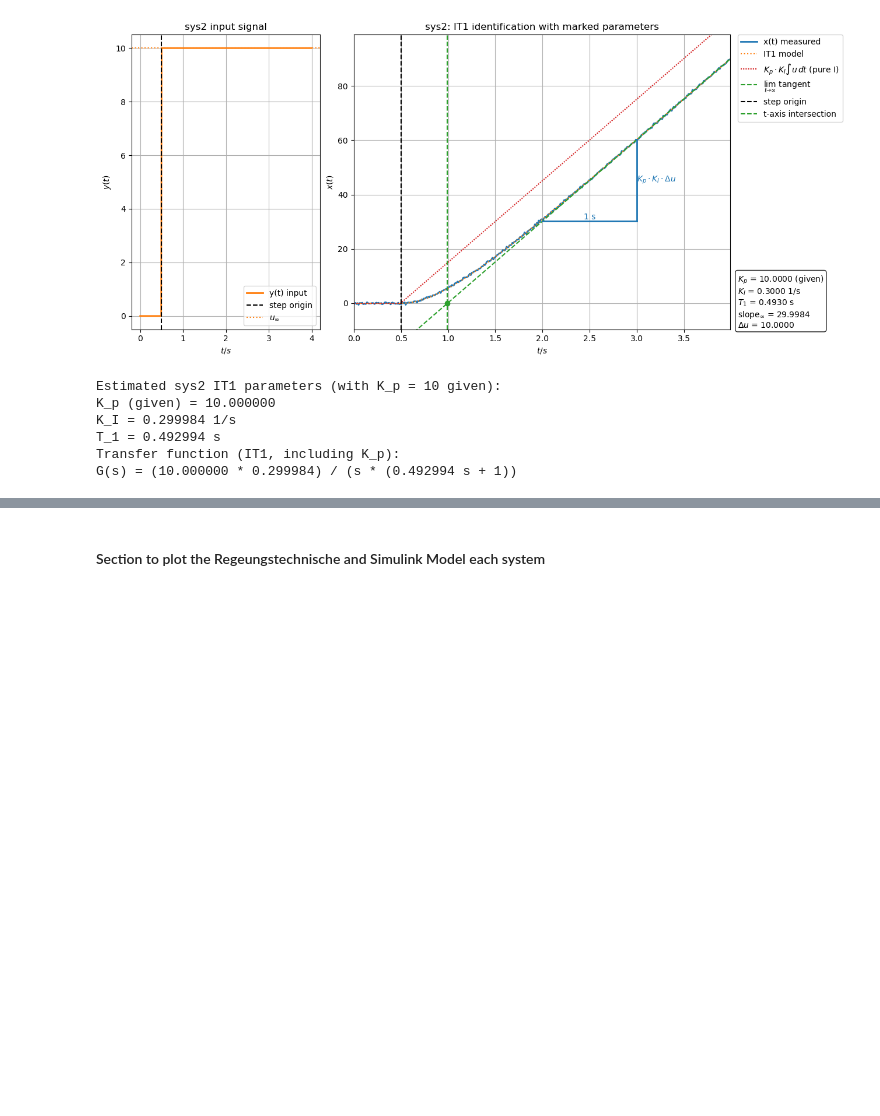
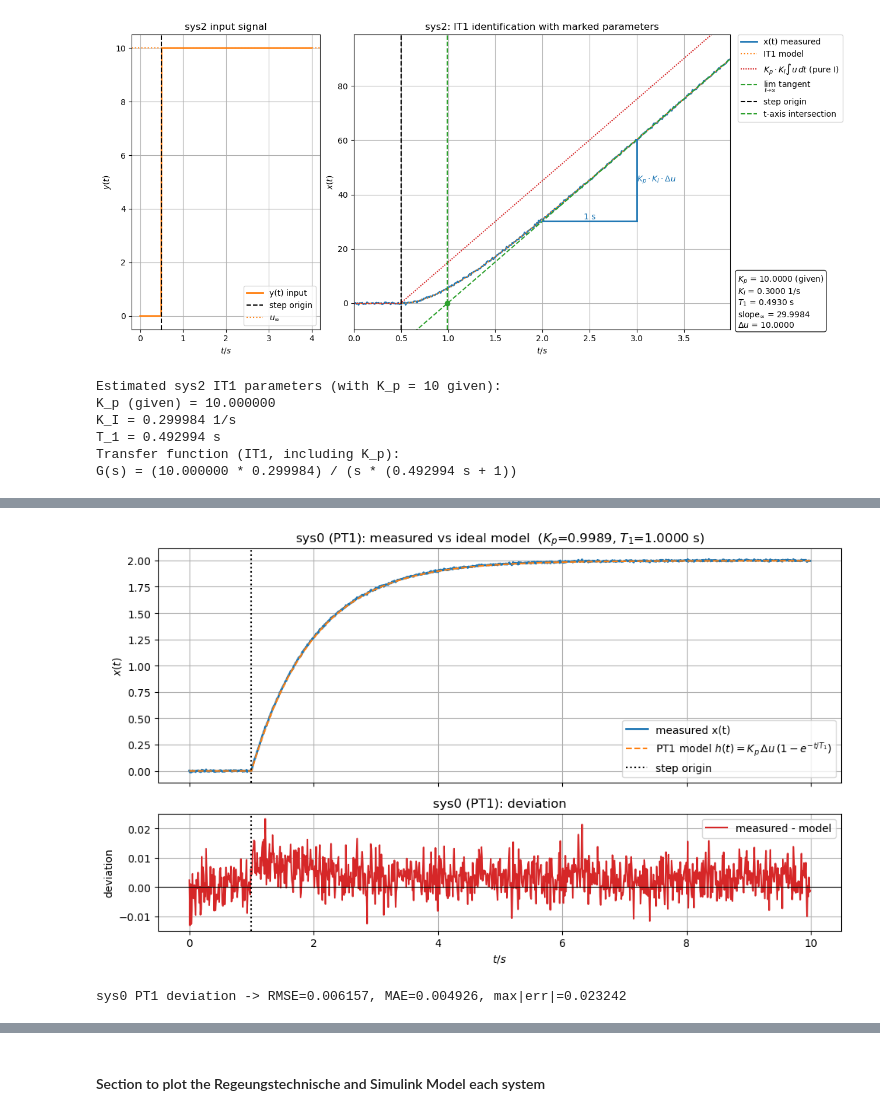
Before and after one commit to janisgra/RTP-T2, a Jupyter notebook: 02_Preperations/RTP-T2-analysis.ipynb, the cells around one changed output, grey strips where cells are left out. Drawn from its saved outputs; the diff is of its cells as text; code cells hidden in the pictures; blank space fills up the shorter version.

Commit message:
Update PDF figures with corrected axis labels and add new deviation plots for systems
Co-authored-by: Copilot <copilot@github.com>

```diff
--- a/02_Preperations/RTP-T2-analysis.ipynb
+++ b/02_Preperations/RTP-T2-analysis.ipynb
@@ -1064,0 +1086,61 @@ G(s) = (10.000000 * 0.299984) / (s * (0.492994 s + 1))
+# %%
+# sys0 (PT1) deviation: measured response vs ideal h(t) = K_p (1 - e^{-t/T_1})
+t = data0[:, 0]
+u = data0[:, 1]
+x = data0[:, 2]
+
+# Re-derive PT1 parameters locally (cells above share variable names that get overwritten).
+trigger_candidates = np.where((u[:-1] < 1.0) & (u[1:] >= 1.0))[0]
+trigger_idx_0 = trigger_candidates[0] + 1 if len(trigger_candidates) > 0 else 0
+t_step_0 = t[trigger_idx_0]
+
+x0_0 = float(np.mean(x[:max(1, trigger_idx_0)]))
+x_inf_0 = float(np.mean(x[-10:]))
+u0_0 = float(np.mean(u[:max(1, trigger_idx_0)]))
+u_inf_0 = float(np.mean(u[trigger_idx_0:]))
+du_0 = u_inf_0 - u0_0
+dx_0 = x_inf_0 - x0_0
+
+K_p_0 = dx_0 / du_0
+post_0 = np.arange(trigger_idx_0, len(t))
+x_norm_0 = (x - x0_0) / dx_0
+idx_63_0 = post_0[np.where(x_norm_0[post_0] >= (1.0 - np.exp(-1.0)))[0][0]]
+T1_0 = float(t[idx_63_0] - t_step_0)
+
+# Ideal PT1 step response, scaled to the actual input step (du_0) and offset (x0_0).
+tau = np.maximum(t - t_step_0, 0.0)
+x_h = x0_0 + K_p_0 * du_0 * (1.0 - np.exp(-tau / T1_0))
+
+deviation = x - x_h
+
+fig, (ax_resp, ax_dev) = plt.subplots(
+    2, 1, figsize=(10, 6), sharex=True, gridspec_kw={'height_ratios': [2, 1]}
+)
+
+ax_resp.plot(t, x, label='measured x(t)', linewidth=2)
+ax_resp.plot(t, x_h, '--', label=r'PT1 model $h(t) = K_p\,\Delta u\,(1 - e^{-t/T_1})$')
+ax_resp.axvline(t_step_0, color='black', linestyle=':', label='step origin')
+ax_resp.set_ylabel('$x(t)$')
+ax_resp.set_title(f'sys0 (PT1): measured vs ideal model  ($K_p$={K_p_0:.4f}, $T_1$={T1_0:.4f} s)')
+ax_resp.grid()
+ax_resp.legend(loc='best')
+
+ax_dev.plot(t, deviation, color='tab:red', label='measured - model')
+ax_dev.axhline(0.0, color='black', linewidth=0.8)
+ax_dev.axvline(t_step_0, color='black', linestyle=':')
+ax_dev.set_xlabel('$t/s$')
+ax_dev.set_ylabel('deviation')
+ax_dev.set_title('sys0 (PT1): deviation')
+ax_dev.grid()
+ax_dev.legend(loc='best')
+
+plt.tight_layout()
+plt.show()
+fig.savefig('figure_out/sys0_pt1_deviation.' + fileformat, dpi=resolution, bbox_inches='tight')
+
+rmse_0 = float(np.sqrt(np.mean(deviation**2)))
+mae_0 = float(np.mean(np.abs(deviation)))
+print(f'sys0 PT1 deviation -> RMSE={rmse_0:.6f}, MAE={mae_0:.6f}, max|err|={float(np.max(np.abs(deviation))):.6f}')
+# %% [output]
+[figure, added]
+sys0 PT1 deviation -> RMSE=0.006157, MAE=0.004926, max|err|=0.023242
```
Also changed, not shown: parts of 6 cells of this notebook, 22 other files.
